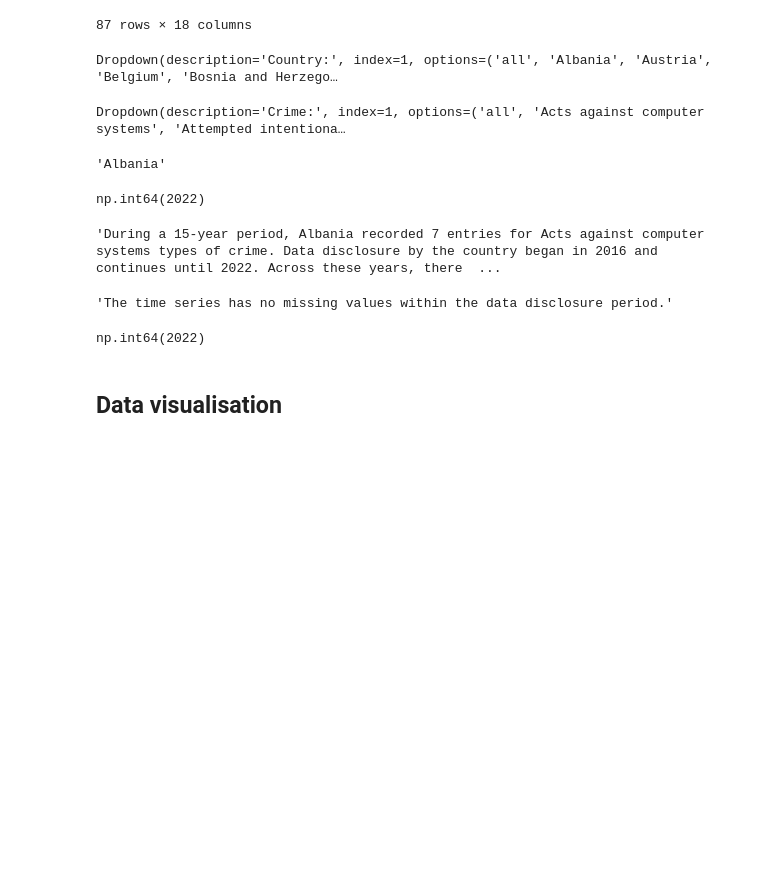
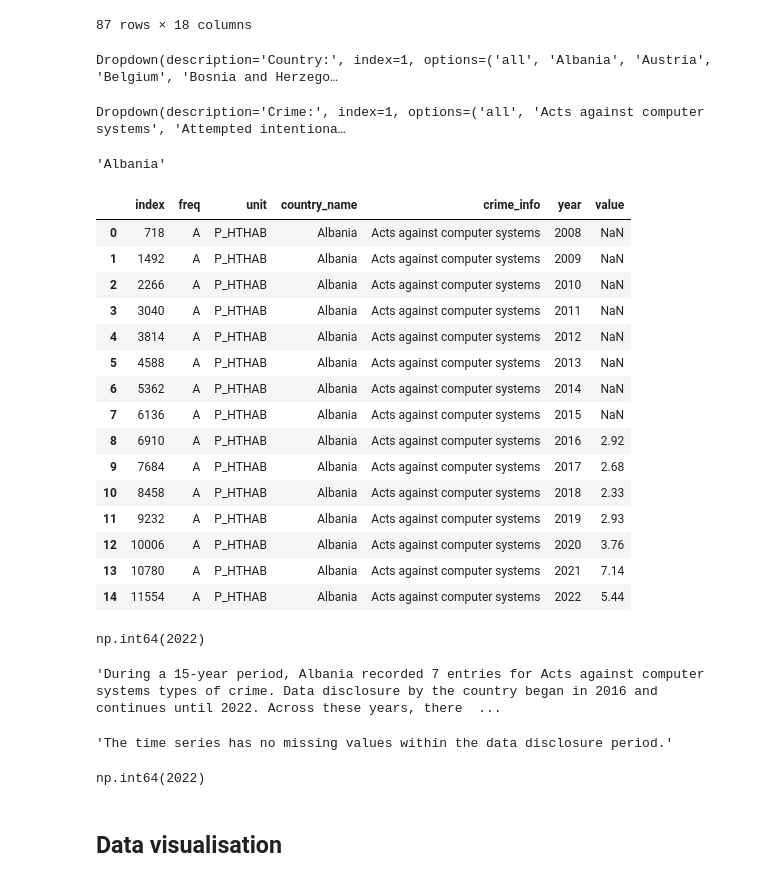
Before and after one commit to klbek/Analysis-of-Crime-in-the-EU, a Jupyter notebook: test_dat_zkouska2.ipynb, the cells around one changed output. Cells and saved outputs as stored; diff of their text form; code cells hidden in the pictures; blank space fills up the shorter version.

```diff
--- a/test_dat_zkouska2.ipynb
+++ b/test_dat_zkouska2.ipynb
@@ -168,10 +168,10 @@ class EurostatCrimeTable:
         data[column_period] = data[data.columns[count_split_columns:]].astype('float')
 
         no_anual = data[data['freq'] != 'A'].index # podminka, ze se nejedna o rocni data
-        data.drop(index=no_anual, inplace=True)
+        data = data.drop(index=no_anual)
 
         no_p_hthab = data[data['unit'] != 'P_HTHAB'].index # podminka, ze se nejedna o udaj na 100tis obyvatel
-        data.drop(index=no_p_hthab, inplace=True)
+        data = data.drop(index=no_p_hthab)
 
         years_list = data.columns[count_split_columns:]
         info_list = data.columns[:count_split_columns]
@@ -304,6 +304,24 @@ select_country
 'Albania'
 # %%
 CrimeData.filter_data(select_country, select_crime)
+CrimeData.filtered_data
+# %% [output]
+|  | index | freq | unit | country_name | crime_info | year | value |
+| 0 | 718 | A | P_HTHAB | Albania | Acts against computer systems | 2008 | NaN |
+| 1 | 1492 | A | P_HTHAB | Albania | Acts against computer systems | 2009 | NaN |
+| 2 | 2266 | A | P_HTHAB | Albania | Acts against computer systems | 2010 | NaN |
+| 3 | 3040 | A | P_HTHAB | Albania | Acts against computer systems | 2011 | NaN |
+| 4 | 3814 | A | P_HTHAB | Albania | Acts against computer systems | 2012 | NaN |
+| 5 | 4588 | A | P_HTHAB | Albania | Acts against computer systems | 2013 | NaN |
+| 6 | 5362 | A | P_HTHAB | Albania | Acts against computer systems | 2014 | NaN |
+| 7 | 6136 | A | P_HTHAB | Albania | Acts against computer systems | 2015 | NaN |
+| 8 | 6910 | A | P_HTHAB | Albania | Acts against computer systems | 2016 | 2.92 |
+| 9 | 7684 | A | P_HTHAB | Albania | Acts against computer systems | 2017 | 2.68 |
+| 10 | 8458 | A | P_HTHAB | Albania | Acts against computer systems | 2018 | 2.33 |
+| 11 | 9232 | A | P_HTHAB | Albania | Acts against computer systems | 2019 | 2.93 |
+| 12 | 10006 | A | P_HTHAB | Albania | Acts against computer systems | 2020 | 3.76 |
+| 13 | 10780 | A | P_HTHAB | Albania | Acts against computer systems | 2021 | 7.14 |
+| 14 | 11554 | A | P_HTHAB | Albania | Acts against computer systems | 2022 | 5.44 |
 # %%
 select_filter = CrimeData.filtered_data
 select_filter['year'].max()
```
